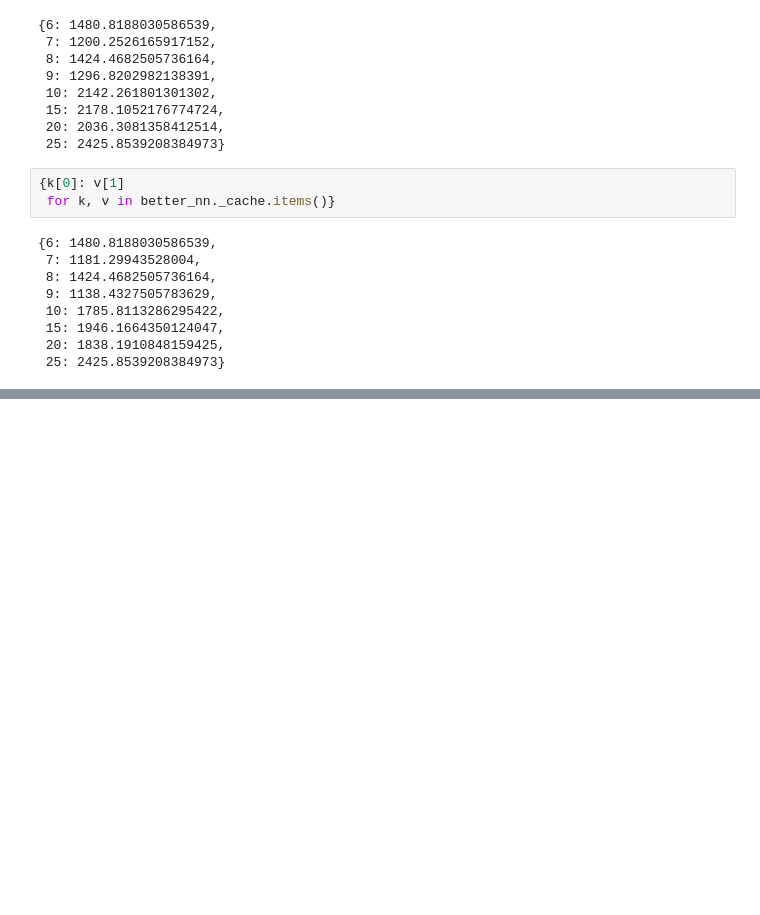
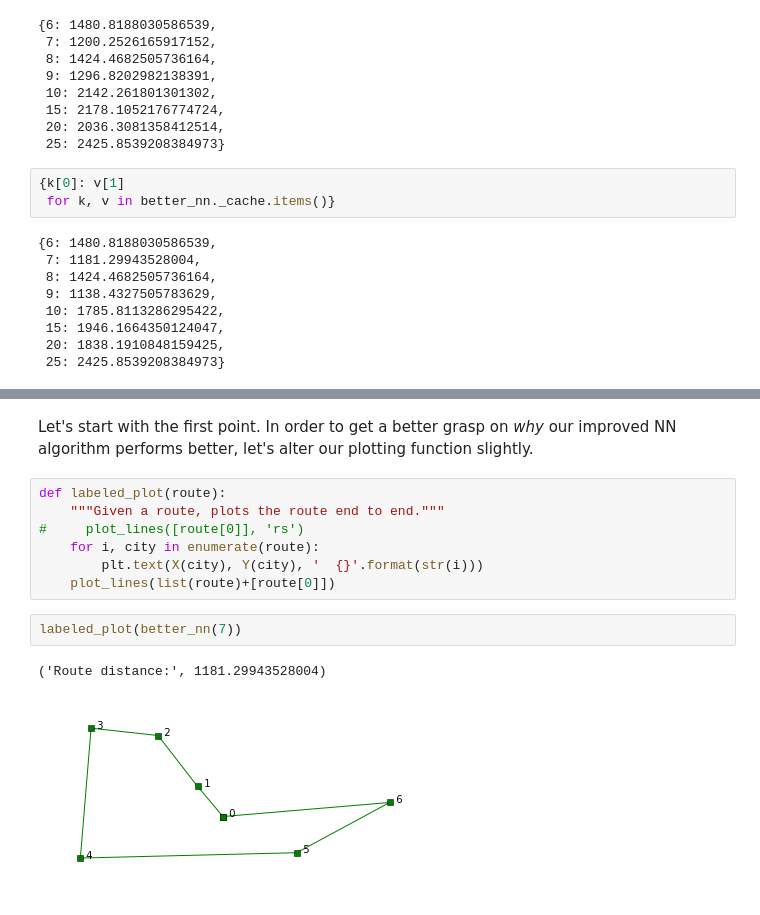
Before and after one commit to chughtaimh/Algorithm-Problems, a Jupyter notebook: Traveling Salesman - Better Nearest Neighbor Approach.ipynb, the cells around one changed output, grey strips where cells are left out. Saved outputs shown, nothing was run; the diff lists cells and outputs as text; blank space fills up the shorter version.

```diff
--- a/Traveling Salesman - Better Nearest Neighbor Approach.ipynb
+++ b/Traveling Salesman - Better Nearest Neighbor Approach.ipynb
@@ -259,0 +279,14 @@ Vizually, these definitely look more optimal. Let's compare the benchmarked resu
+# %% [markdown]
+Let's start with the first point. In order to get a better grasp on *why* our improved NN algorithm performs better, let's alter our plotting function slightly.
+# %%
+def labeled_plot(route):
+    """Given a route, plots the route end to end."""
+#     plot_lines([route[0]], 'rs')
+    for i, city in enumerate(route):
+        plt.text(X(city), Y(city), '  {}'.format(str(i)))
+    plot_lines(list(route)+[route[0]])
+# %%
+labeled_plot(better_nn(7))
+# %% [output]
+('Route distance:', 1181.29943528004)
+[figure, added]
```
Also changed, not shown: parts of 28 cells of this notebook.
